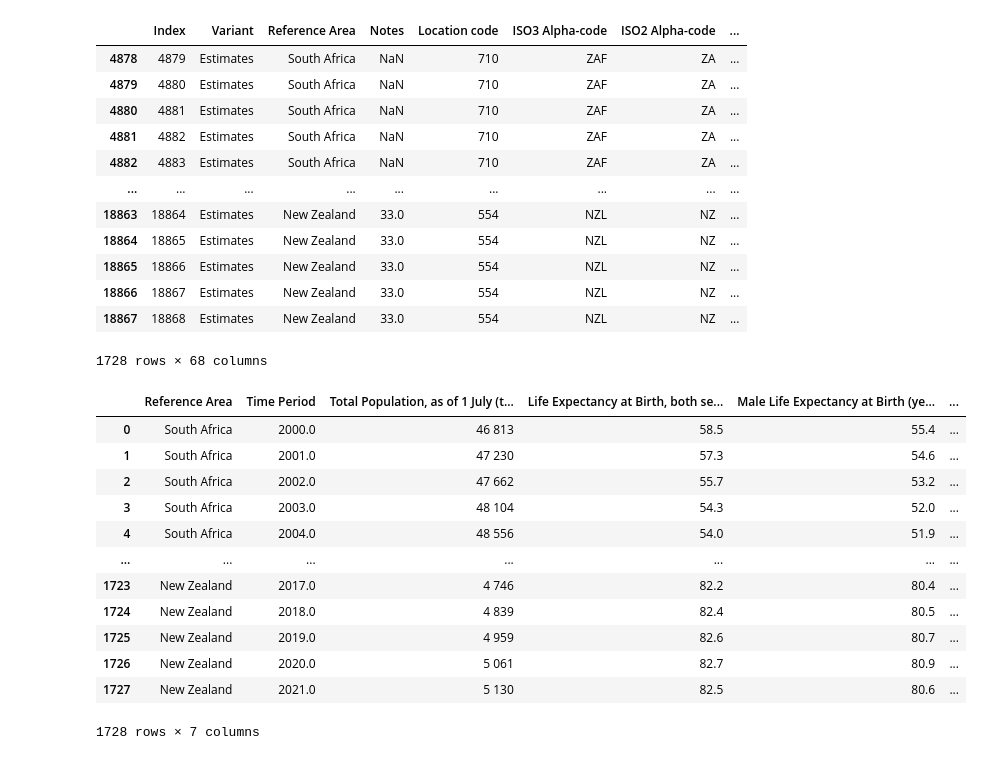
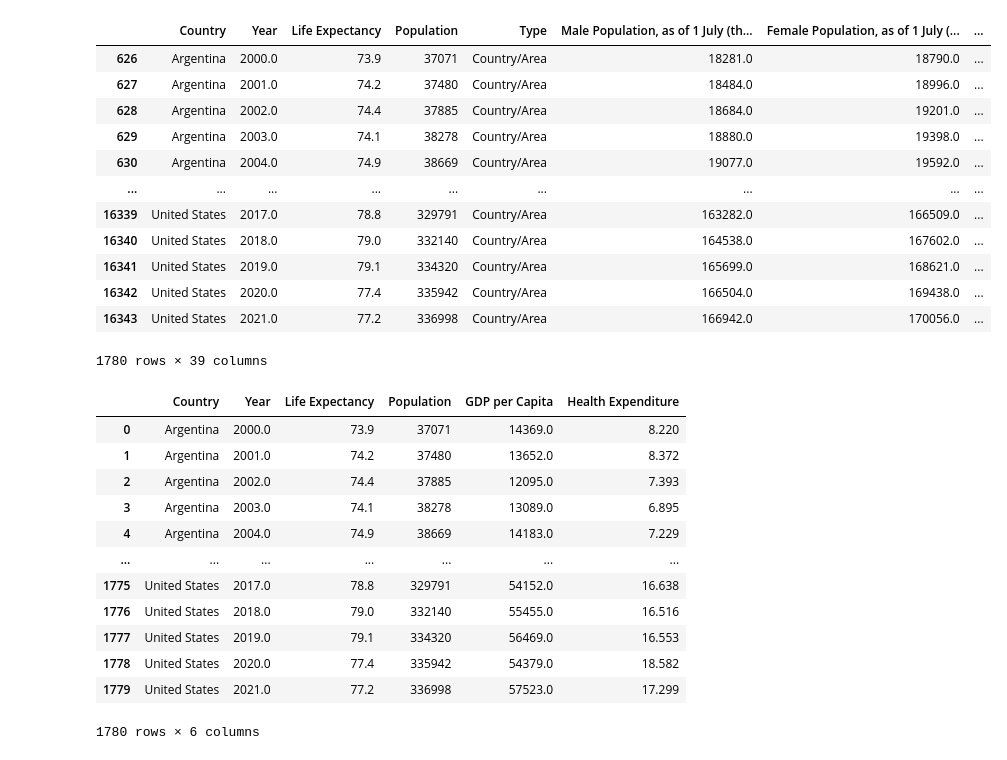
Before and after one commit to kevinzhouhogwarts/project-1-team-1, a Jupyter notebook: exploratory_code/life_expectancy_OECD_health_expense.ipynb, the cells around one changed output. Drawn from its saved outputs; the diff is of its cells as text; code cells hidden in the pictures.

```diff
--- a/exploratory_code/life_expectancy_OECD_health_expense.ipynb
+++ b/exploratory_code/life_expectancy_OECD_health_expense.ipynb
@@ -163,0 +15,6 @@ combined_df
+# %%
+# Read from csv files
+life_expectancy = Path("../output/csv/master_dataset.csv")
+life_expectancy_df = pd.read_csv(life_expectancy, low_memory=False)
+# Display data
+display(life_expectancy_df)
@@ -164,41 +57,40 @@ combined_df
 # %%
 # Remove the rows with missing values in GDP Per Capita
-cleaned_df = combined_df.dropna(subset=['Observation Value'])
+cleaned_df = life_expectancy_df.dropna(subset=['Health Expenditure'])
 cleaned_df
 # %% [output]
-|  | Index | Variant | Reference Area | Notes | Location code | ISO3 Alpha-code | ISO2 Alpha-code | ... |
-| 4878 | 4879 | Estimates | South Africa | NaN | 710 | ZAF | ZA | ... |
-| 4879 | 4880 | Estimates | South Africa | NaN | 710 | ZAF | ZA | ... |
-| 4880 | 4881 | Estimates | South Africa | NaN | 710 | ZAF | ZA | ... |
-| 4881 | 4882 | Estimates | South Africa | NaN | 710 | ZAF | ZA | ... |
-| 4882 | 4883 | Estimates | South Africa | NaN | 710 | ZAF | ZA | ... |
+|  | Country | Year | Life Expectancy | Population | Type | Male Population, as of 1 July (th... | Female Population, as of 1 July (... | ... |
+| 626 | Argentina | 2000.0 | 73.9 | 37071 | Country/Area | 18281.0 | 18790.0 | ... |
+| 627 | Argentina | 2001.0 | 74.2 | 37480 | Country/Area | 18484.0 | 18996.0 | ... |
+| 628 | Argentina | 2002.0 | 74.4 | 37885 | Country/Area | 18684.0 | 19201.0 | ... |
+| 629 | Argentina | 2003.0 | 74.1 | 38278 | Country/Area | 18880.0 | 19398.0 | ... |
+| 630 | Argentina | 2004.0 | 74.9 | 38669 | Country/Area | 19077.0 | 19592.0 | ... |
 | ... | ... | ... | ... | ... | ... | ... | ... | ... |
-| 18863 | 18864 | Estimates | New Zealand | 33.0 | 554 | NZL | NZ | ... |
-| 18864 | 18865 | Estimates | New Zealand | 33.0 | 554 | NZL | NZ | ... |
-| 18865 | 18866 | Estimates | New Zealand | 33.0 | 554 | NZL | NZ | ... |
-| 18866 | 18867 | Estimates | New Zealand | 33.0 | 554 | NZL | NZ | ... |
-| 18867 | 18868 | Estimates | New Zealand | 33.0 | 554 | NZL | NZ | ... |
+| 16339 | United States | 2017.0 | 78.8 | 329791 | Country/Area | 163282.0 | 166509.0 | ... |
+| 16340 | United States | 2018.0 | 79.0 | 332140 | Country/Area | 164538.0 | 167602.0 | ... |
+| 16341 | United States | 2019.0 | 79.1 | 334320 | Country/Area | 165699.0 | 168621.0 | ... |
+| 16342 | United States | 2020.0 | 77.4 | 335942 | Country/Area | 166504.0 | 169438.0 | ... |
+| 16343 | United States | 2021.0 | 77.2 | 336998 | Country/Area | 166942.0 | 170056.0 | ... |
-1728 rows × 68 columns
+1780 rows × 39 columns
 # %%
 # Only copy colums which are needed for the analysis
-clean_df = cleaned_df[["Reference Area", "Time Period", "Total Population, as of 1 July (thousands)",
-"Life Expectancy at Birth, both sexes (years)", "Male Life Expectancy at Birth (years)", "Female Life Expectancy at Birth (years)", "Observation Value"]].copy()
+final_df = cleaned_df[['Country', 'Year', 'Life Expectancy', 'Population', 'GDP per Capita', 'Health Expenditure']].copy()
 
 # Reset index
-clean_df.reset_index(drop=True, inplace=True)
+final_df.reset_index(drop=True, inplace=True)
 
-clean_df
+final_df
 # %% [output]
-|  | Reference Area | Time Period | Total Population, as of 1 July (t... | Life Expectancy at Birth, both se... | Male Life Expectancy at Birth (ye... | ... |
-| 0 | South Africa | 2000.0 | 46 813 | 58.5 | 55.4 | ... |
-| 1 | South Africa | 2001.0 | 47 230 | 57.3 | 54.6 | ... |
-| 2 | South Africa | 2002.0 | 47 662 | 55.7 | 53.2 | ... |
-| 3 | South Africa | 2003.0 | 48 104 | 54.3 | 52.0 | ... |
-| 4 | South Africa | 2004.0 | 48 556 | 54.0 | 51.9 | ... |
+|  | Country | Year | Life Expectancy | Population | GDP per Capita | Health Expenditure |
+| 0 | Argentina | 2000.0 | 73.9 | 37071 | 14369.0 | 8.220 |
+| 1 | Argentina | 2001.0 | 74.2 | 37480 | 13652.0 | 8.372 |
+| 2 | Argentina | 2002.0 | 74.4 | 37885 | 12095.0 | 7.393 |
+| 3 | Argentina | 2003.0 | 74.1 | 38278 | 13089.0 | 6.895 |
+| 4 | Argentina | 2004.0 | 74.9 | 38669 | 14183.0 | 7.229 |
 | ... | ... | ... | ... | ... | ... | ... |
-| 1723 | New Zealand | 2017.0 | 4 746 | 82.2 | 80.4 | ... |
-| 1724 | New Zealand | 2018.0 | 4 839 | 82.4 | 80.5 | ... |
-| 1725 | New Zealand | 2019.0 | 4 959 | 82.6 | 80.7 | ... |
-| 1726 | New Zealand | 2020.0 | 5 061 | 82.7 | 80.9 | ... |
-| 1727 | New Zealand | 2021.0 | 5 130 | 82.5 | 80.6 | ... |
+| 1775 | United States | 2017.0 | 78.8 | 329791 | 54152.0 | 16.638 |
+| 1776 | United States | 2018.0 | 79.0 | 332140 | 55455.0 | 16.516 |
+| 1777 | United States | 2019.0 | 79.1 | 334320 | 56469.0 | 16.553 |
+| 1778 | United States | 2020.0 | 77.4 | 335942 | 54379.0 | 18.582 |
+| 1779 | United States | 2021.0 | 77.2 | 336998 | 57523.0 | 17.299 |
-1728 rows × 7 columns
+1780 rows × 6 columns
```
Also changed, not shown: parts of 27 cells of this notebook, 9 other files.
